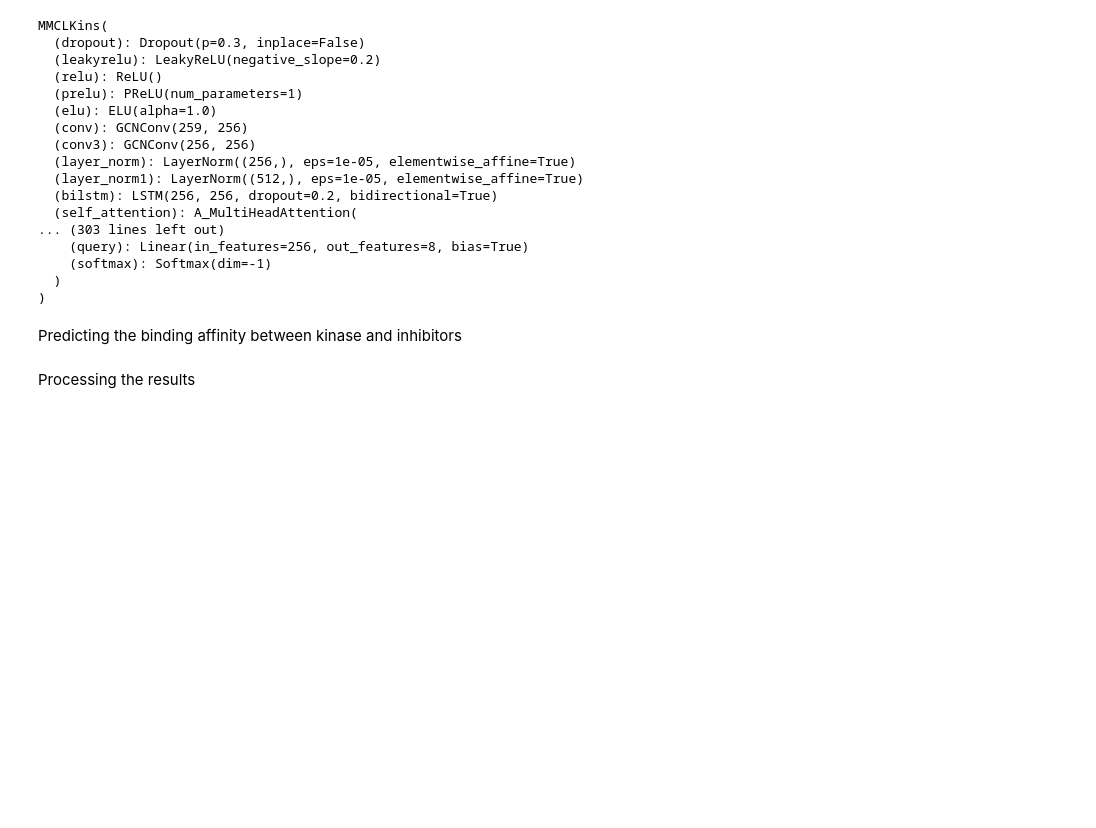
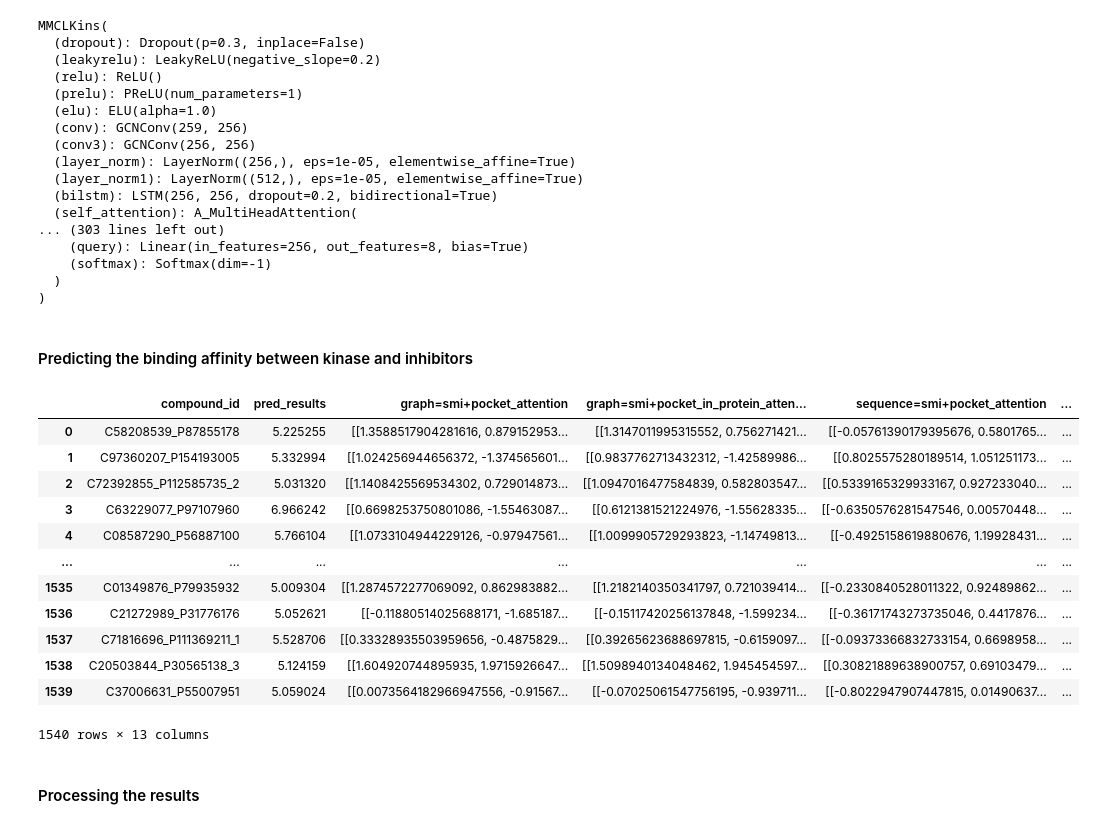
Before and after one commit to Yanara-Tian/MMCLKin, a Jupyter notebook: examples/virtual_screening_lrrk2.ipynb, the cells around one changed output. Cells and saved outputs as stored; diff of their text form; code cells hidden in the pictures; blank space fills up the shorter version.

```diff
--- a/examples/virtual_screening_lrrk2.ipynb
+++ b/examples/virtual_screening_lrrk2.ipynb
@@ -19,5 +45,5 @@ Uploading the datasets
 # %%
-ligand_path = './cases/lrrk2/sdfs'
-kinase_path = './cases/lrrk2/8fo7_kinase.pdb'
-pocket_path = './cases/lrrk2/8fo7_pocket_12.pdb'
+ligand_path = '../cases/lrrk2/sdfs'
+kinase_path = '../cases/lrrk2/8fo7_kinase.pdb'
+pocket_path = '../cases/lrrk2/8fo7_pocket_12.pdb'
 # %% [markdown]
@@ -83,6 +109,6 @@ Uploading the pkl file of MMCLKin
 # %%
 device = torch.device('cuda:0' if torch.cuda.is_available() else "cpu")
-path = './pkls/virtual_screening/MCLLNGRCSE_DTI_pearson_best.pkl'
+path = '../pkls/virtual_screening/MMCLKin_DTI_pearson_best.pkl'
 
 lstm_dropout = 0.2
 alpha = 0.2
@@ -111,35 +137,48 @@ MMCLKins(
   )
 )
 # %% [markdown]
-Predicting the binding affinity between kinase and inhibitors
+#### Predicting the binding affinity between kinase and inhibitors
 # %%
 model.eval()
 pred_results = []
 lig_keys = lig_fes.keys()
 with torch.no_grad():
     c = 0
     for i, na in enumerate(lig_keys):
         lig_feas = lig_fes[na]
-        print(kinase_fes)
-        kin_fes = kinase_fes['/cases/lrrk2/8fo7_kinase']
-        poc_fes = pocket_fes['/cases/lrrk2/8fo7_pocket_12']
+        kin_fes = kinase_fes['../cases/lrrk2/8fo7_kinase']
+        poc_fes = pocket_fes['../cases/lrrk2/8fo7_pocket_12']
         x_feats = collate(lig_feas, kin_fes, poc_fes)
         x_feats = x_feats.to(device)
         y_pred, g_spo_att, g_spr_att, s_spo_att, s_spr_att, pg_spo_att, pg_spr_att, ps_spo_att, ps_spr_att, atominmol_indexes, subwinsmi_indexes, pocinpro_indexes = model(x_feats)
         re = [na, y_pred.item(), g_spo_att.tolist(), g_spr_att.tolist(), s_spo_att.tolist(), s_spr_att.tolist(), atominmol_indexes[0].tolist(),
             pg_spo_att.tolist(), pg_spr_att.tolist(), subwinsmi_indexes[0].tolist(), ps_spo_att.tolist(), ps_spr_att.tolist(), pocinpro_indexes[0].tolist()]
         pred_results.append(re)
 
 
 name = ['compound_id', 'pred_results', 'graph=smi+pocket_attention', 'graph=smi+pocket_in_protein_attention',
             'sequence=smi+pocket_attention', 'sequence=smi+pocket_in_protein_attention','graph=smi_atominmol_indexes',
             'graph=atom_in_mol+pocket_attention(atominmol_indexes)', 'graph=atom_in_mol+protein_attention(atominmol_indexes)',
             'sequence=smi_subwinsmi_indexes', 'sequence=subword_in_smile+pocket_sequence_attention(subwinsmi_indexes)',
             'sequence=subword_in_smile+protein_sequence_attention(subwinsmi_indexes)','pocinpro_indexes']
 da = pd.DataFrame(columns=name, data=pred_results)
-print(da)
+da
+# %% [output]
+|  | compound_id | pred_results | graph=smi+pocket_attention | graph=smi+pocket_in_protein_atten... | sequence=smi+pocket_attention | ... |
+| 0 | C58208539_P87855178 | 5.225255 | [[1.3588517904281616, 0.879152953... | [[1.3147011995315552, 0.756271421... | [[-0.05761390179395676, 0.5801765... | ... |
+| 1 | C97360207_P154193005 | 5.332994 | [[1.024256944656372, -1.374565601... | [[0.9837762713432312, -1.42589986... | [[0.8025575280189514, 1.051251173... | ... |
+| 2 | C72392855_P112585735_2 | 5.031320 | [[1.1408425569534302, 0.729014873... | [[1.0947016477584839, 0.582803547... | [[0.5339165329933167, 0.927233040... | ... |
+| 3 | C63229077_P97107960 | 6.966242 | [[0.6698253750801086, -1.55463087... | [[0.6121381521224976, -1.55628335... | [[-0.6350576281547546, 0.00570448... | ... |
+| 4 | C08587290_P56887100 | 5.766104 | [[1.0733104944229126, -0.97947561... | [[1.0099905729293823, -1.14749813... | [[-0.4925158619880676, 1.19928431... | ... |
+| ... | ... | ... | ... | ... | ... | ... |
+| 1535 | C01349876_P79935932 | 5.009304 | [[1.2874572277069092, 0.862983882... | [[1.2182140350341797, 0.721039414... | [[-0.2330840528011322, 0.92489862... | ... |
+| 1536 | C21272989_P31776176 | 5.052621 | [[-0.11880514025688171, -1.685187... | [[-0.15117420256137848, -1.599234... | [[-0.36171743273735046, 0.4417876... | ... |
+| 1537 | C71816696_P111369211_1 | 5.528706 | [[0.33328935503959656, -0.4875829... | [[0.39265623688697815, -0.6159097... | [[-0.09373366832733154, 0.6698958... | ... |
+| 1538 | C20503844_P30565138_3 | 5.124159 | [[1.604920744895935, 1.9715926647... | [[1.5098940134048462, 1.945454597... | [[0.30821889638900757, 0.69103479... | ... |
+| 1539 | C37006631_P55007951 | 5.059024 | [[0.0073564182966947556, -0.91567... | [[-0.07025061547756195, -0.939711... | [[-0.8022947907447815, 0.01490637... | ... |
+1540 rows × 13 columns
 # %% [markdown]
-Processing the results
+#### Processing the results
 # %%
 import operator
 da['compound_id'] = da['compound_id'].str.replace('_P', '', regex=False)
```
Also changed, not shown: parts of 10 cells of this notebook, 12 other files.
